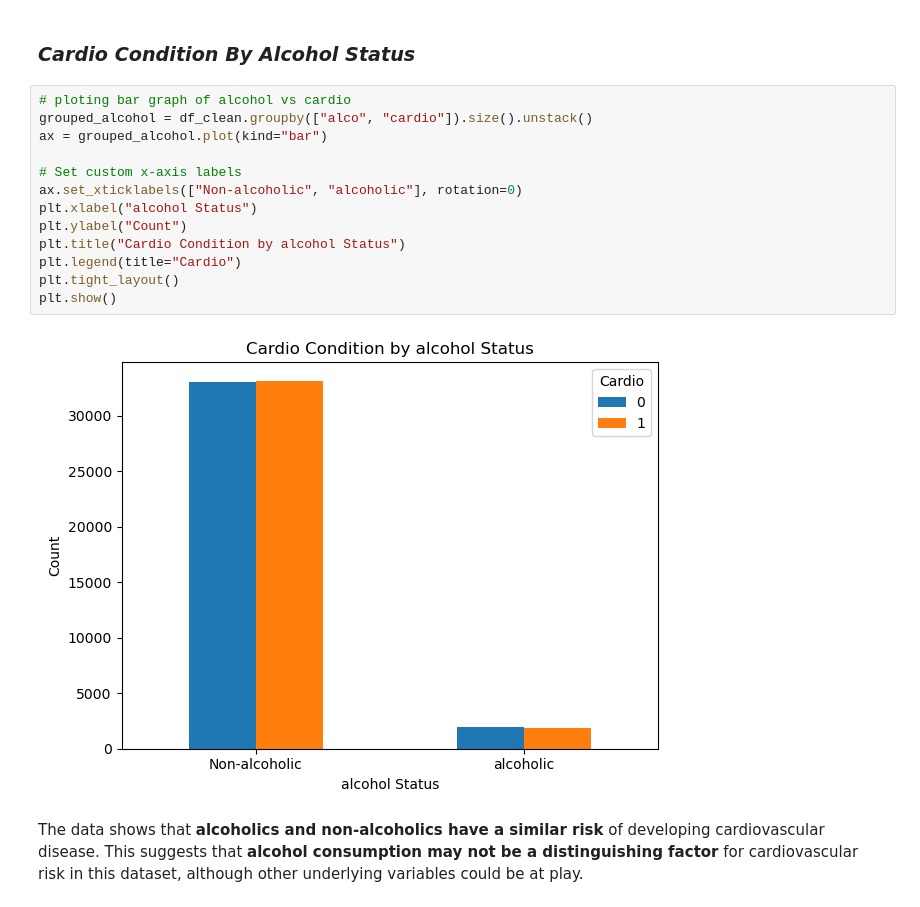
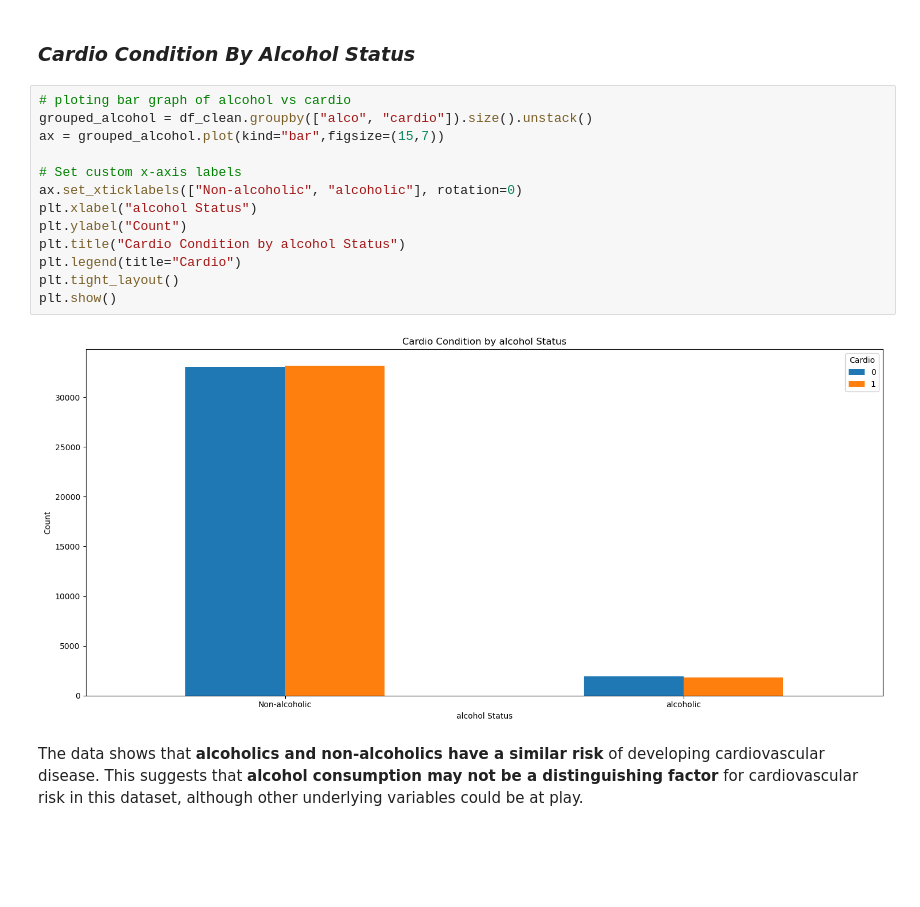
Before and after one commit to kev-analytic/Cardiovascular-Disease-Risk-Factor-Analysis, a Jupyter notebook: notebook.ipynb, the cells around one changed output. Cells and saved outputs as stored; diff of their text form; blank space fills up the shorter version.

```diff
--- a/notebook.ipynb
+++ b/notebook.ipynb
@@ -415,18 +421,18 @@ We observe that **smokers and non-smokers exhibit a similar risk** of developing
 # %%
 # ploting bar graph of alcohol vs cardio
 grouped_alcohol = df_clean.groupby(["alco", "cardio"]).size().unstack()
-ax = grouped_alcohol.plot(kind="bar")
+ax = grouped_alcohol.plot(kind="bar",figsize=(15,7))
 
 # Set custom x-axis labels
 ax.set_xticklabels(["Non-alcoholic", "alcoholic"], rotation=0)
 plt.xlabel("alcohol Status")
 plt.ylabel("Count")
 plt.title("Cardio Condition by alcohol Status")
 plt.legend(title="Cardio")
 plt.tight_layout()
 plt.show()
 # %% [output]
-[figure, old version]
+[figure, new version]
 # %% [markdown]
 The data shows that **alcoholics and non-alcoholics have a similar risk** of developing cardiovascular disease. This suggests that **alcohol consumption may not be a distinguishing factor** for cardiovascular risk in this dataset, although other underlying variables could be at play.
 # %% [markdown]
```
Also changed, not shown: parts of 29 cells of this notebook.
